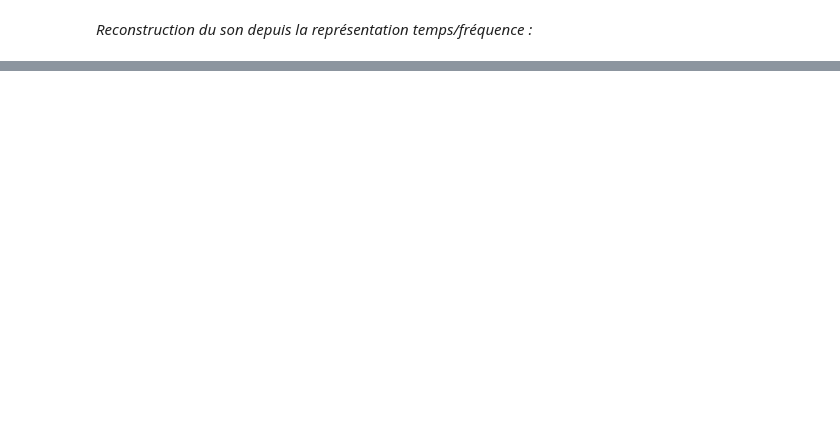
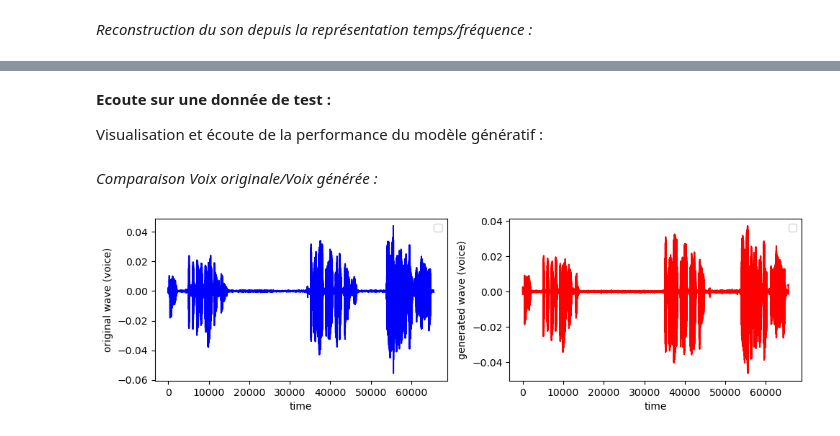
Before and after one commit to Lorbru/dlts-project, a Jupyter notebook: demo.ipynb, the cells around one changed output, grey strips where cells are left out. Drawn from its saved outputs; the diff is of its cells as text; code cells hidden in the pictures; blank space fills up the shorter version.

Commit message:
WaveUNet

```diff
--- a/demo.ipynb
+++ b/demo.ipynb
@@ -64,0 +59,4 @@ sd.wait()
+# %%
+from Models.WaveUNet import *
+
+N_POINTS = 65536
@@ -64,0 +72,6 @@ sd.wait()
+# %%
+train_dataset = Audiodataset('train', resample_n_points=N_POINTS, getitem='concatVN')
+train_dataset.take_wave()
+
+test_dataset = Audiodataset('test', resample_n_points=N_POINTS, getitem='concatVN')
+test_dataset.take_wave()
@@ -64,0 +100,33 @@ sd.wait()
+# %% [markdown]
+**Ecoute sur une donnée de test :**
+
+Visualisation et écoute de la performance du modèle génératif :
+# %%
+idx = 2
+# %%
+X, Y = test_dataset[idx]
+model = WaveUNet()
+model.load_state_dict(torch.load('Paths/WaveUNet/model_40.pth'))
+output = model(X.unsqueeze(0))
+# %% [markdown]
+*Comparaison Voix originale/Voix générée :*
+# %%
+Vtrue = Y[0,:].squeeze().detach().numpy()
+Vpred = output[:,0,:].squeeze().detach().numpy()
+
+fig, axs = plt.subplots(1, 2, figsize=(10, 3))
+
+axs[0].plot(Vtrue, color='blue')
+axs[0].legend()
+axs[0].set_xlabel('time')
+axs[0].set_ylabel('original wave (voice)')
+
+axs[1].plot(Vpred, color='red')
+axs[1].legend()
+axs[1].set_xlabel('time')
+axs[1].set_ylabel('generated wave (voice)')
+
+plt.tight_layout()
+plt.savefig('Figs/WaveUNetVoiceEx.png')
+# %% [output]
+[figure, added]
```
Also changed, not shown: parts of 25 cells of this notebook, 9 other files.
